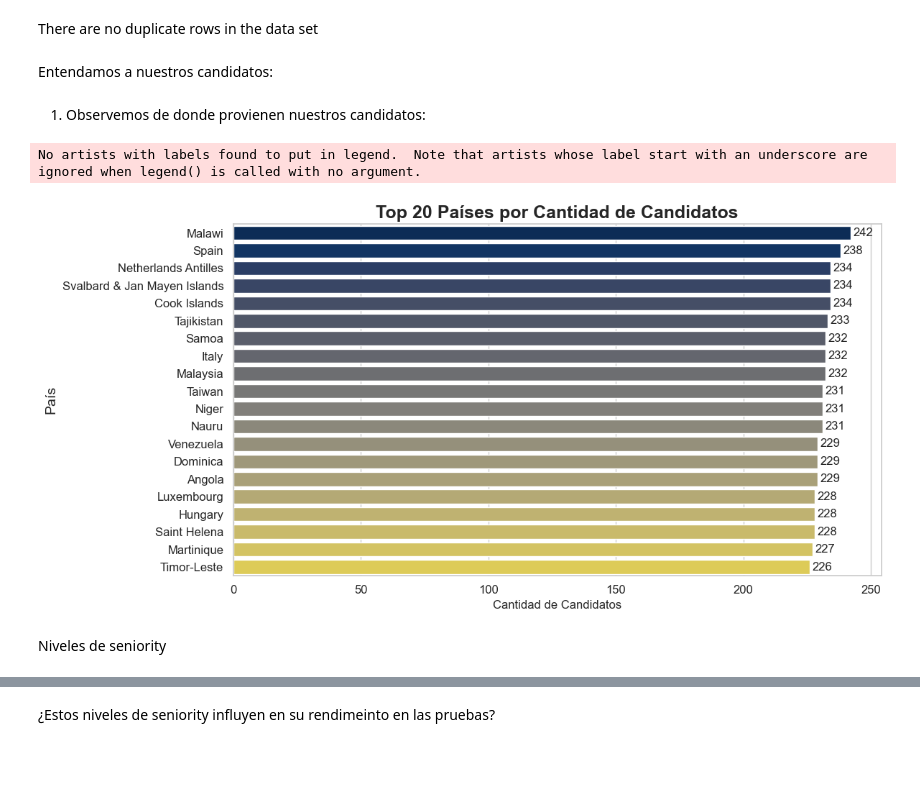
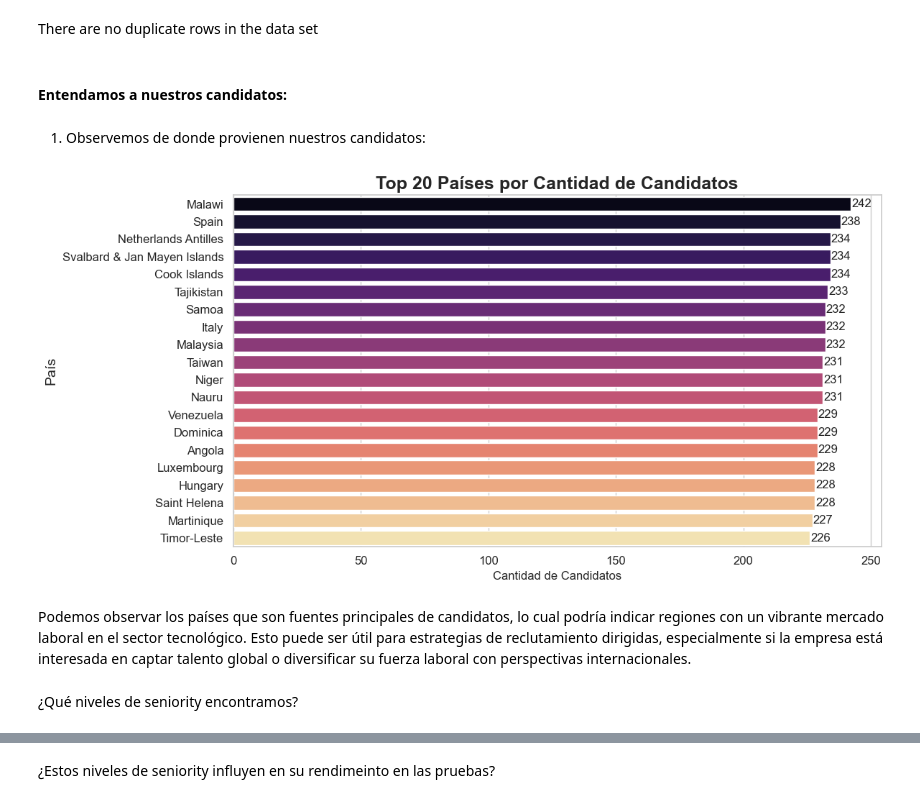
Before and after one commit to StevenVegaL/WORKSHOP-1-Navigating-the-Global-Talent-for-Strategic-Recruitment, a Jupyter notebook: Workshop 1.ipynb, the cells around one changed output, grey strips where cells are left out. Cells and saved outputs as stored; diff of their text form; code cells hidden in the pictures; blank space fills up the shorter version.

```diff
--- a/Workshop 1.ipynb
+++ b/Workshop 1.ipynb
@@ -121,39 +121,36 @@ candidatos.duplicated().sum()
 # %% [markdown]
 There are no duplicate rows in the data set
 # %% [markdown]
-Entendamos a nuestros candidatos:
+#### Entendamos a nuestros candidatos:
 # %% [markdown]
 1. Observemos de donde provienen nuestros candidatos:
 # %%
-sns.set(style="whitegrid", context="notebook", palette="viridis")
+top_countries = candidatos['country'].value_counts().head(20)
 
+sns.set(style="whitegrid", context="notebook", palette="muted")
 plt.figure(figsize=(12, 6))
 
-top_countries = candidatos['country'].value_counts().head(20)
+barplot = sns.barplot(x=top_countries.values, y=top_countries.index, hue=top_countries.index,
+                      palette=sns.color_palette("magma", n_colors=len(top_countries)), dodge=False)
 
-barplot = sns.barplot(x=top_countries.values, y=top_countries.index, hue=top_countries.index, palette="cividis", dodge=False)
 
+plt.legend([],[], frameon=False)
 plt.title('Top 20 Países por Cantidad de Candidatos', fontsize=18, fontweight='bold')
 plt.xlabel('Cantidad de Candidatos', fontsize=12)
 plt.ylabel('País', fontsize=14)
-
 plt.xticks(fontsize=12)
 plt.yticks(fontsize=12)
 
-
 for p in barplot.patches:
     width = p.get_width()
-    plt.text(width + 1, p.get_y() + p.get_height() / 2, f'{int(width)}', ha = 'left', va = 'center', fontsize=12)
-
+    plt.text(width + 0.3, p.get_y() + p.get_height() / 2, '{:.0f}'.format(width), ha = 'left', va = 'center', fontsize=12)
 
 plt.tight_layout()
-
-plt.legend().remove()
-
 plt.show()
 # %% [output]
-No artists with labels found to put in legend.  Note that artists whose label start with an underscore are ignored when legend() is called with no argument.
-[figure, old version]
+[figure, new version]
-# %% [markdown]
-Niveles de seniority
+# %% [markdown]
+Podemos observar los países que son fuentes principales de candidatos, lo cual podría indicar regiones con un vibrante mercado laboral en el sector tecnológico. Esto puede ser útil para estrategias de reclutamiento dirigidas, especialmente si la empresa está interesada en captar talento global o diversificar su fuerza laboral con perspectivas internacionales.
+# %% [markdown]
+¿Qué niveles de seniority encontramos?
 # %%
```
Also changed, not shown: parts of 8 cells of this notebook.
